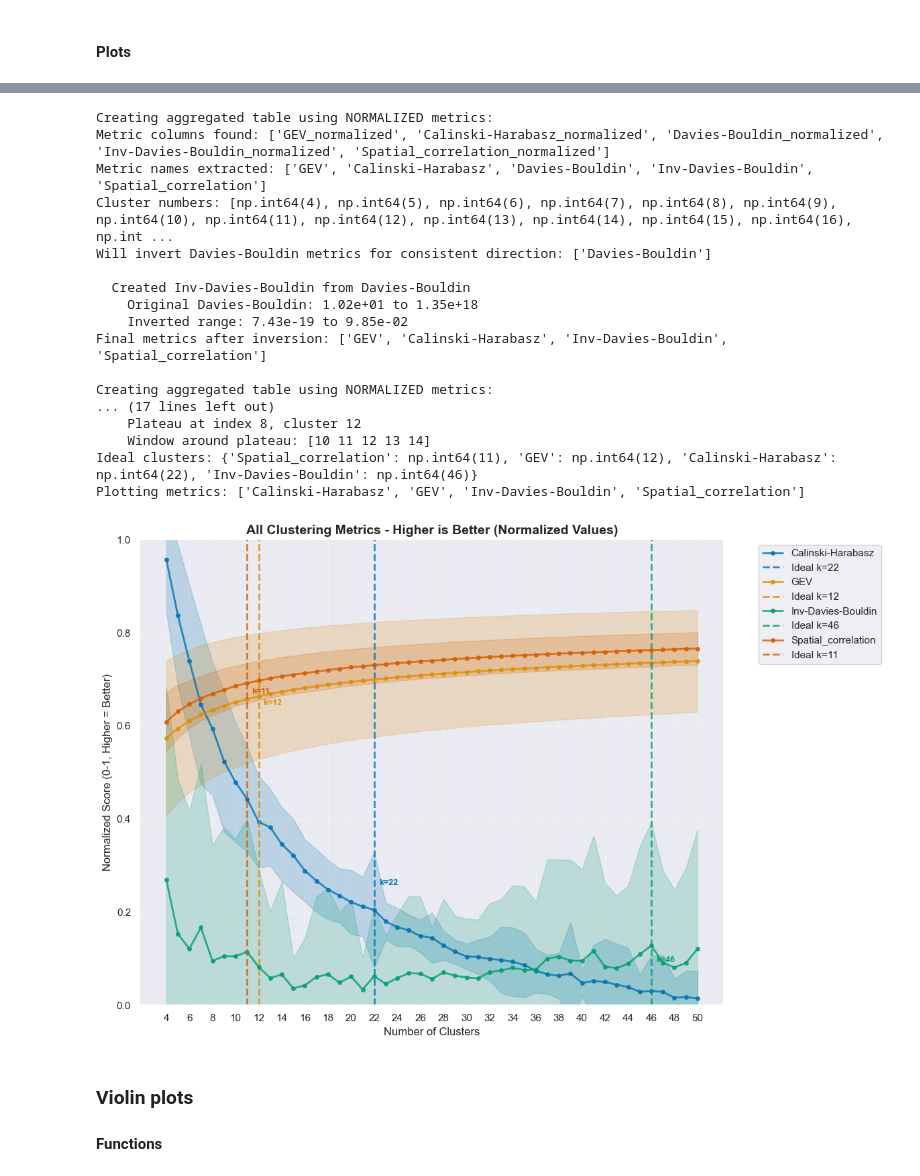
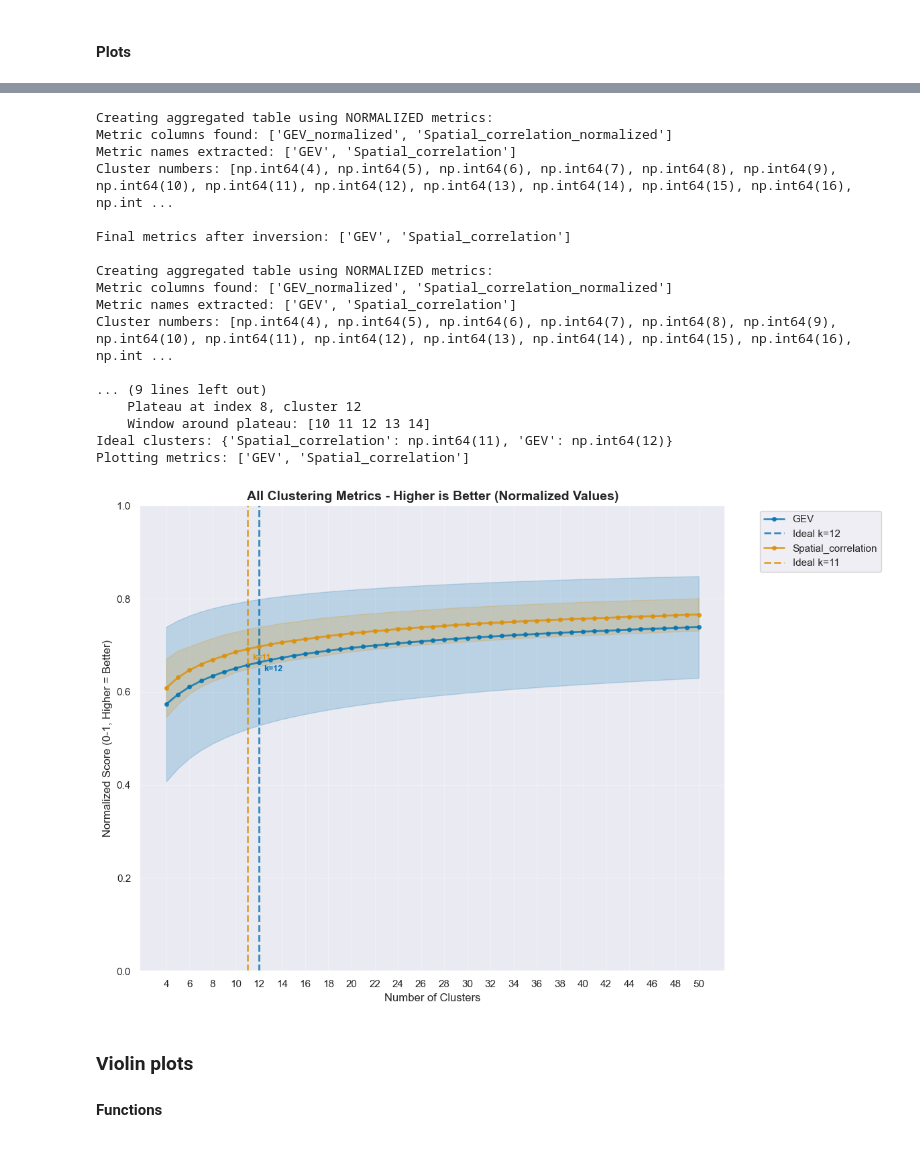
Before and after one commit to ejayromero/DeepStateNet, a Jupyter notebook: Code/modkmeans_selector.ipynb, the cells around one changed output, grey strips where cells are left out. Drawn from its saved outputs; the diff is of its cells as text; code cells hidden in the pictures.

Commit message:
fixed plots functions

```diff
--- a/Code/modkmeans_selector.ipynb
+++ b/Code/modkmeans_selector.ipynb
@@ -400,7 +400,7 @@ Basic aggregated table:
 #### Functions
 # %%
 def get_best_cluster_numbers(comparison_df, use_normalized=True, top_n=5,
-                           improvement_threshold=0.01, shoulder_method='elbow'):
+                           improvement_threshold=1e-2, shoulder_method='elbow'):
     """
     Find the best cluster numbers for each metric using intelligent criteria beyond just "highest value".
 
@@ -967,26 +967,30 @@ Ideal clusters: {'Spatial_correlation': np.int64(11), 'GEV': np.int64(12), 'Cali
 [figure]
+# %%
+# remove calinski, all davies-bouldin in comparison_df
+cols_to_drop = [col for col in comparison_df.columns if 'Davies' in col or 'Calinski' in col]
+comparison_df_drop = comparison_df.drop(columns=cols_to_drop)
 # %%
-fig, ax = plot_all_metrics_single_plot(comparison_df, use_normalized=True)
+fig, ax = plot_all_metrics_single_plot(comparison_df_drop, use_normalized=True)
 plt.show()
 # %% [output]
 Creating aggregated table using NORMALIZED metrics:
-Metric columns found: ['GEV_normalized', 'Calinski-Harabasz_normalized', 'Davies-Bouldin_normalized', 'Inv-Davies-Bouldin_normalized', 'Spatial_correlation_normalized']
-Metric names extracted: ['GEV', 'Calinski-Harabasz', 'Davies-Bouldin', 'Inv-Davies-Bouldin', 'Spatial_correlation']
+Metric columns found: ['GEV_normalized', 'Spatial_correlation_normalized']
+Metric names extracted: ['GEV', 'Spatial_correlation']
 Cluster numbers: [np.int64(4), np.int64(5), np.int64(6), np.int64(7), np.int64(8), np.int64(9), np.int64(10), np.int64(11), np.int64(12), np.int64(13), np.int64(14), np.int64(15), np.int64(16), np.int ...
-Will invert Davies-Bouldin metrics for consistent direction: ['Davies-Bouldin']
 
-  Created Inv-Davies-Bouldin from Davies-Bouldin
-    Original Davies-Bouldin: 1.02e+01 to 1.35e+18
-    Inverted range: 7.43e-19 to 9.85e-02
-Final metrics after inversion: ['GEV', 'Calinski-Harabasz', 'Inv-Davies-Bouldin', 'Spatial_correlation']
+Final metrics after inversion: ['GEV', 'Spatial_correlation']
 
 Creating aggregated table using NORMALIZED metrics:
-... (17 lines left out)
+Metric columns found: ['GEV_normalized', 'Spatial_correlation_normalized']
+Metric names extracted: ['GEV', 'Spatial_correlation']
+Cluster numbers: [np.int64(4), np.int64(5), np.int64(6), np.int64(7), np.int64(8), np.int64(9), np.int64(10), np.int64(11), np.int64(12), np.int64(13), np.int64(14), np.int64(15), np.int64(16), np.int ...
+
+... (9 lines left out)
     Plateau at index 8, cluster 12
     Window around plateau: [10 11 12 13 14]
-Ideal clusters: {'Spatial_correlation': np.int64(11), 'GEV': np.int64(12), 'Calinski-Harabasz': np.int64(22), 'Inv-Davies-Bouldin': np.int64(46)}
-Plotting metrics: ['Calinski-Harabasz', 'GEV', 'Inv-Davies-Bouldin', 'Spatial_correlation']
+Ideal clusters: {'Spatial_correlation': np.int64(11), 'GEV': np.int64(12)}
+Plotting metrics: ['GEV', 'Spatial_correlation']
-[figure, old version]
+[figure, new version]
 # %% [markdown]
 ### Violin plots
 #### Functions
```
Also changed, not shown: parts of 3 cells of this notebook, 4 other files.
